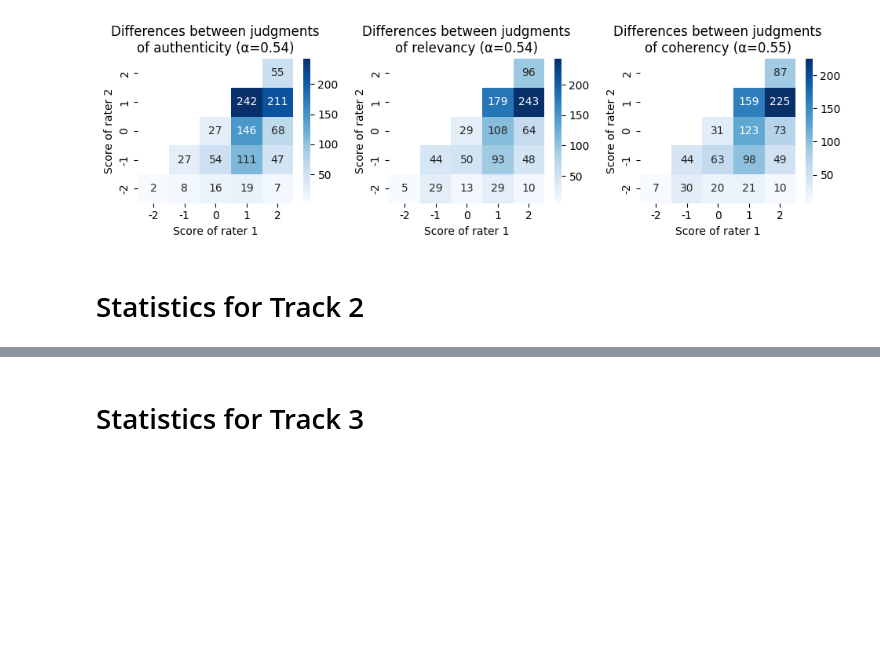
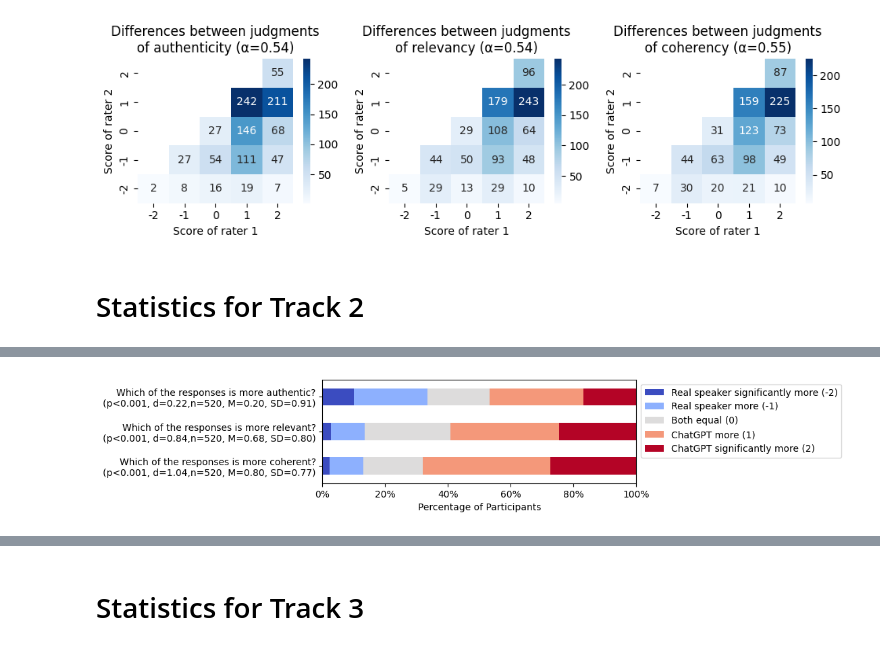
Before and after one commit to aieng-lab/replication-kit-qtgpt-study, a Jupyter notebook: statistical_analysis.ipynb, the cells around one changed output, grey strips where cells are left out. Cells and saved outputs as stored; diff of their text form; code cells hidden in the pictures; blank space fills up the shorter version.

```diff
--- a/statistical_analysis.ipynb
+++ b/statistical_analysis.ipynb
@@ -500,0 +307,99 @@ Number of data points with high familarity: 170
+# %%
+track2_criteria = ['authenticity', 'relevancy', 'coherency', 'content']
+track2_criteria_labels = ['Which of the responses is more authentic?', 'Which of the responses is more relevant?', 'Which of the responses is more coherent?', 'Both answers are similar in content.']
+track2_meanscores = data_track2_long.groupby(['pair_id']).mean(numeric_only=True).reset_index()
+
+df_track2_counts = pd.DataFrame(index=['Real speaker significantly more (-2)', 'Real speaker more (-1)', 'Both equal (0)', 'ChatGPT more (1)', 'ChatGPT significantly more (2)'], columns=track2_criteria)
+labels_with_stats = []
+for i, criterion in enumerate(track2_criteria):
+    pval = wilcoxon(track2_meanscores[criterion], alternative='two-sided').pvalue
+    pivot_df = data_track2_long[['prolific_id', 'pair_id', criterion]].pivot(index='prolific_id', columns=['pair_id'], values=criterion).transpose()
+    alpha = pg.cronbach_alpha(pivot_df.transpose())
+    effsize = cohen_d_onesample(track2_meanscores[criterion], 0)
+    pval_string = pval_to_string(pval)
+
+    value_counts = data_track2_long[criterion].value_counts().sort_index()
+    value_counts.index = df_track2_counts.index
+    df_track2_counts[criterion] = value_counts
+
+    if pval<sig_level:
+        effsize_str = f'd={effsize:.2f}'
+    else:
+        effsize_str = 'not sig.'
+
+    mean_criterion = track2_meanscores[criterion].mean()
+    sd_criterion = track2_meanscores[criterion].std()
+    se_criterion = sd_criterion / np.sqrt(len(track2_meanscores))
+    label = f'{track2_criteria_labels[i]}\n(p{pval_string}, {effsize_str},n={len(track2_meanscores)}, M={mean_criterion:.2f}, SD={sd_criterion:.2f})'
+    labels_with_stats.append(label)
+
+df_track2_counts.fillna(0, inplace=True)
+df_track2_counts = df_track2_counts/len(data_track2_long)*100
+
+df_track2_counts.columns = labels_with_stats
+
+df_track2_counts.transpose()[::-1][1:].plot(kind='barh', stacked=True, cmap='coolwarm', figsize=(6,2)).legend(bbox_to_anchor=(1, 1))
+plt.xlim(0, 100)
+plt.xticks(np.arange(0, 101, 20))
+plt.xticks(np.arange(0, 101, 20), [f'{i}%' for i in range(0, 101, 20)])
+plt.xlabel('Percentage of Participants')
+plt.ylabel('')
+plt.tight_layout()
+plt.savefig('figures/track2_results.pdf', bbox_inches='tight')
+plt.show()
+
+df_track2_counts.index = ['Strongly disagree (-2)', 'Disagree (-1)', 'Neutral (0)', 'Agree (1)', 'Strongly agree (2)']
+
+plt.figure(figsize=(6,1.5))
+ax = plt.gca()
+df_track2_counts.transpose()[::-1][:1].plot(kind='barh', stacked=True, cmap='coolwarm', width=0.16, ax=ax).legend(bbox_to_anchor=(1, 1))
+ax.set_xlim(0, 100)
+ax.set_xticks(np.arange(0, 101, 20))
+ax.set_xticks(np.arange(0, 101, 20), [f'{i}%' for i in range(0, 101, 20)])
+ax.set_xlabel('Percentage of Participants')
+ax.set_ylabel('')
+# plt.tight_layout()
+plt.savefig('figures/track2_content_results.pdf', bbox_inches='tight')
+
+content_vs_authenticity = data_track2_long[['authenticity', 'content']].groupby(['authenticity', 'content']).size().unstack()
+corr = data_track2_long[['authenticity', 'content']].corr(method='spearman').iloc[0,1]
+
+plt.figure(figsize=(3.25,3))
+ax = plt.gca()
+sns.heatmap(content_vs_authenticity, annot=True, fmt='.0f', cmap='Blues', ax=ax)
+ax.set_xlabel('Content')
+ax.set_ylabel('Authenticity')
+ax.set_title(f'Content vs. Authenticity (ρ={corr:.2f})')
+plt.tight_layout()
+plt.subplots_adjust(hspace=1)
+plt.savefig('figures/track2_content_vs_authenticity.pdf', bbox_inches='tight')
+plt.show()
+
+fig, ax = plt.subplots(1, len(track2_criteria), figsize=(13, 3))
+for i, criterion in enumerate(track2_criteria):
+    pivot_df = data_track2_long[['prolific_id', 'pair_id', criterion]].pivot(index='prolific_id', columns=['pair_id'], values=criterion).transpose()
+    alpha = pg.cronbach_alpha(pivot_df.transpose())
+
+    pair_count_df = pd.DataFrame(index = [-2, -1, 0, 1, 2], columns=[-2, -1, 0, 1, 2])
+    pair_count_df.fillna(0, inplace=True)
+    for row in data_track2_long[['pair_id', criterion]].groupby(['pair_id']).value_counts().unstack().fillna(0).iterrows():
+        pair = []
+        for j, col in enumerate(row[1]):
+            if col==1:
+                pair.append(j-2)
+            elif col==2:
+                pair.append(j-2)
+                pair.append(j-2)
+        if len(pair)==2:
+            pair_count_df.loc[pair[0], pair[1]] = pair_count_df.loc[pair[0], pair[1]] + 1
+
+    pair_count_df.replace(0, np.nan, inplace=True)
+    sns.heatmap(pair_count_df[::-1], annot=True, fmt='.0f', cmap='Blues', ax=ax[i])
+    ax[i].set_title(f'Differences between judgments\nof {track2_criteria[i]} (α={alpha[0]:.2f})')
+    ax[i].set_xlabel('Score of rater 1')
+    ax[i].set_ylabel('Score of rater 2')
+plt.tight_layout()
+plt.savefig('figures/track2_reliability.pdf')
+plt.show()
+# %% [output]
+[figure, added]
```
Also changed, not shown: parts of 8 cells of this notebook, 19 other files.
